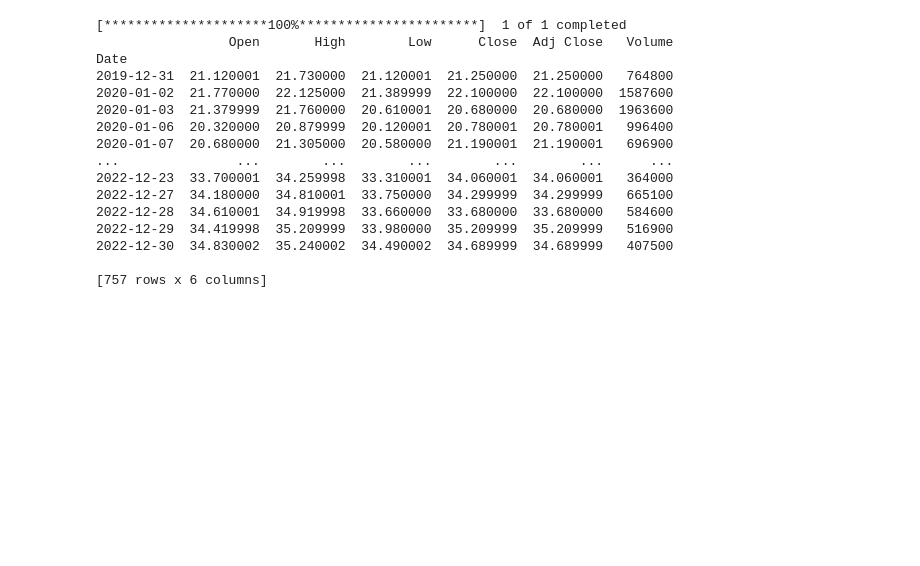
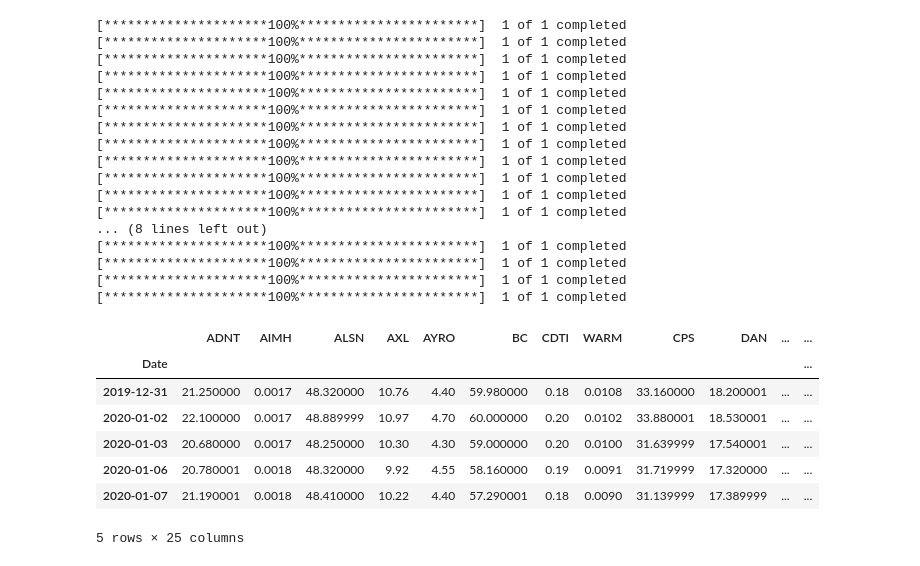
Before and after one commit to Bruck1113/momentum_trading_research, a Jupyter notebook: data_collection.ipynb, the cells around one changed output. Saved outputs shown, nothing was run; the diff lists cells and outputs as text; code cells hidden in the pictures; blank space fills up the shorter version.

```diff
--- a/data_collection.ipynb
+++ b/data_collection.ipynb
@@ -23,3 +83,6 @@ manu_tickers = ["ADNT", "AIMH", "ALSN", "AXL", "AYRO", "BC", "CDTI", "WARM", "CP
 
 #Agriculture tickers
 agric_tickers = ["ADM", "BG", "SMG", "CTVA", "NTR", "FMC", "TSN"]
+
+#market movement tickers
+mark_tickers = ['.SPX']
@@ -26,21 +107,22 @@ agric_tickers = ["ADM", "BG", "SMG", "CTVA", "NTR", "FMC", "TSN"]
 # %%
-data = yf.download(manu_tickers[0], start = "2020-01-01", end = "2022-12-31", interval = "1d")
-data.to_csv("store.csv")
-print(data)
+for i in manu_tickers+agric_tickers:
+    data = yf.download(i, start = "2020-01-01", end = "2022-12-31", interval = "1d")
+    df[i] = data["Close"]
 # %% [output]
 [*********************100%***********************]  1 of 1 completed
-                 Open       High        Low      Close  Adj Close   Volume
-Date
-2019-12-31  21.120001  21.730000  21.120001  21.250000  21.250000   764800
-2020-01-02  21.770000  22.125000  21.389999  22.100000  22.100000  1587600
-2020-01-03  21.379999  21.760000  20.610001  20.680000  20.680000  1963600
-2020-01-06  20.320000  20.879999  20.120001  20.780001  20.780001   996400
-2020-01-07  20.680000  21.305000  20.580000  21.190001  21.190001   696900
-...               ...        ...        ...        ...        ...      ...
-2022-12-23  33.700001  34.259998  33.310001  34.060001  34.060001   364000
-2022-12-27  34.180000  34.810001  33.750000  34.299999  34.299999   665100
-2022-12-28  34.610001  34.919998  33.660000  33.680000  33.680000   584600
-2022-12-29  34.419998  35.209999  33.980000  35.209999  35.209999   516900
-2022-12-30  34.830002  35.240002  34.490002  34.689999  34.689999   407500
-
-[757 rows x 6 columns]
+[*********************100%***********************]  1 of 1 completed
+[*********************100%***********************]  1 of 1 completed
+[*********************100%***********************]  1 of 1 completed
+[*********************100%***********************]  1 of 1 completed
+[*********************100%***********************]  1 of 1 completed
+[*********************100%***********************]  1 of 1 completed
+[*********************100%***********************]  1 of 1 completed
+[*********************100%***********************]  1 of 1 completed
+[*********************100%***********************]  1 of 1 completed
+[*********************100%***********************]  1 of 1 completed
+[*********************100%***********************]  1 of 1 completed
+... (8 lines left out)
+[*********************100%***********************]  1 of 1 completed
+[*********************100%***********************]  1 of 1 completed
+[*********************100%***********************]  1 of 1 completed
+[*********************100%***********************]  1 of 1 completed
@@ -46,0 +131,11 @@ Date
+# %%
+df.head()
+# %% [output]
+|  | ADNT | AIMH | ALSN | AXL | AYRO | BC | CDTI | WARM | CPS | DAN | ... | ... |
+| Date |  |  |  |  |  |  |  |  |  |  |  | ... |
+| 2019-12-31 | 21.250000 | 0.0017 | 48.320000 | 10.76 | 4.40 | 59.980000 | 0.18 | 0.0108 | 33.160000 | 18.200001 | ... | ... |
+| 2020-01-02 | 22.100000 | 0.0017 | 48.889999 | 10.97 | 4.70 | 60.000000 | 0.20 | 0.0102 | 33.880001 | 18.530001 | ... | ... |
+| 2020-01-03 | 20.680000 | 0.0017 | 48.250000 | 10.30 | 4.30 | 59.000000 | 0.20 | 0.0100 | 31.639999 | 17.540001 | ... | ... |
+| 2020-01-06 | 20.780001 | 0.0018 | 48.320000 | 9.92 | 4.55 | 58.160000 | 0.19 | 0.0091 | 31.719999 | 17.320000 | ... | ... |
+| 2020-01-07 | 21.190001 | 0.0018 | 48.410000 | 10.22 | 4.40 | 57.290001 | 0.18 | 0.0090 | 31.139999 | 17.389999 | ... | ... |
+5 rows × 25 columns
```
Also changed, not shown: parts of 26 cells of this notebook, 1 other file.
